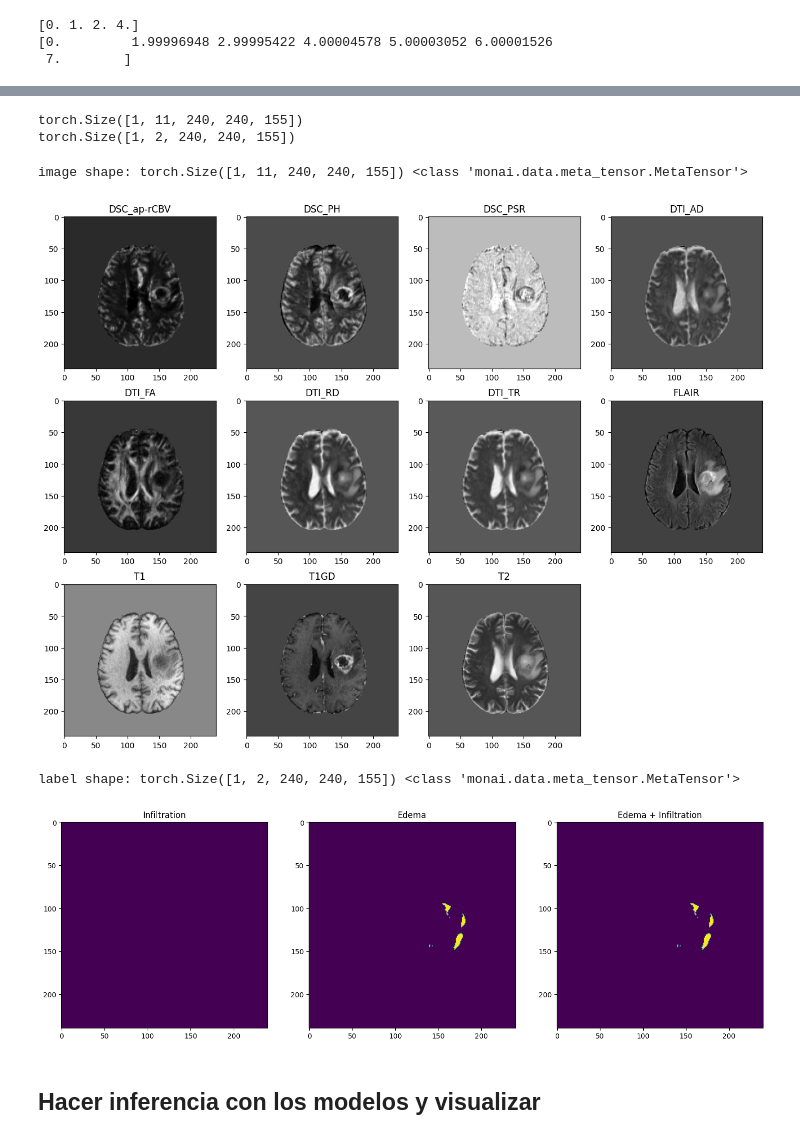
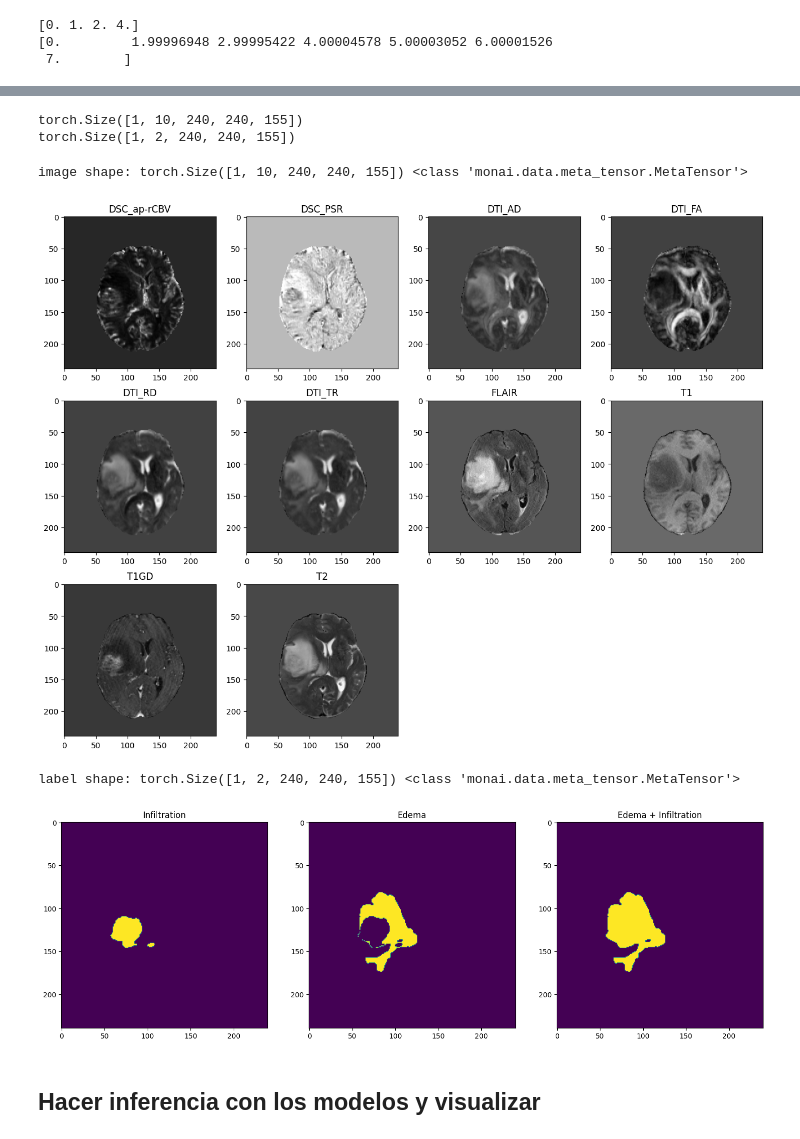
Before and after one commit to GBM-images-research/Swin_transformer_UPennGBM, a Jupyter notebook: ver_transformaciones.ipynb, the cells around one changed output, grey strips where cells are left out. Cells and saved outputs as stored; diff of their text form; code cells hidden in the pictures.

```diff
--- a/ver_transformaciones.ipynb
+++ b/ver_transformaciones.ipynb
@@ -153,57 +178,57 @@ torch.Size([11, 240, 240, 155]) <class 'monai.data.meta_tensor.MetaTensor'>
 torch.Size([2, 240, 240, 155]) <class 'monai.data.meta_tensor.MetaTensor'>
 # %%
 for idx, batch_data in enumerate(val_loader):
-    if idx == 4:  # Cambia 0 al índice del batch deseado
+    if idx == 3:  # Cambia 0 al índice del batch deseado
         val_data_example=batch_data
         data, target = batch_data["image"], batch_data["label"]
         print(data.shape)
         print(target.shape)
         break
 # %% [output]
-torch.Size([1, 11, 240, 240, 155])
+torch.Size([1, 10, 240, 240, 155])
 torch.Size([1, 2, 240, 240, 155])
 # %%
 # pick one image from DecathlonDataset to visualize and check the 4 channels
 # N_ROI -> hatsa 0.5cm alrededor del TC
 # F_ROI -> entre 1 y 4 cm alrededor del TC
-nombres=["DSC_ap-rCBV","DSC_PH", "DSC_PSR", "DTI_AD", "DTI_FA", "DTI_RD", "DTI_TR", "FLAIR", "T1", "T1GD", "T2",]
+nombres=["DSC_ap-rCBV", "DSC_PSR", "DTI_AD", "DTI_FA", "DTI_RD", "DTI_TR", "FLAIR", "T1", "T1GD", "T2",] #,"DSC_PH"
 #val_data_example = train_set[60]
-sl=90 #70 32
+sl=80 #70 32
 print(f"image shape: {val_data_example['image'].shape}", type(val_data_example['image']))
 plt.figure("image", (16, 12))
-for i in range(11):
+for i in range(10):
     plt.subplot(3, 4, i + 1)
     plt.title(nombres[i])
     # plt.imshow(val_data_example["image"][0][i, :, :, sl].cpu(), cmap="gray") # .detach()
     rotated_image = torch.rot90(val_data_example["image"][0][i, :, :, sl], k=-1, dims=(0, 1))
     plt.imshow(rotated_image.cpu(), cmap="gray")
 plt.show()
 # also visualize the 3 channels label corresponding to this image
 print(f"label shape: {val_data_example['label'].shape}", type(val_data_example['label']))
 plt.figure("label", (18, 6))
 # my_title=['N_ROI (0-5mm)', 'F_ROI (+10mm)', 'N_ROI + F_ROI']
 my_title=['Infiltration', 'Edema', 'Edema + Infiltration']
 for i in range(3):
     plt.subplot(1, 3, i + 1)
     plt.title(f"{my_title[i]}")
     if i<2:
         # plt.imshow(val_data_example["label"][0][i, :, :, sl].cpu()) # .detach()
         # Rotar 90 grados la etiqueta
         rotated_label = torch.rot90(val_data_example["label"][0][i, :, :, sl], k=-1, dims=(0, 1))
         plt.imshow(rotated_label.cpu())
     else:
         #plt.imshow(val_data_example["label"][i, :, :, sl].detach().cpu())
         im_show=torch.from_numpy(np.logical_or(val_data_example["label"][0][0, :, :, sl], val_data_example["label"][0][1, :, :, sl])) # torch.from_numpy
         # plt.imshow((im_show).cpu()) # .detach()
         rotated_im_show = torch.rot90(im_show, k=-1, dims=(0, 1))
         plt.imshow(rotated_im_show.cpu())
 
 plt.show()
 # %% [output]
-image shape: torch.Size([1, 11, 240, 240, 155]) <class 'monai.data.meta_tensor.MetaTensor'>
+image shape: torch.Size([1, 10, 240, 240, 155]) <class 'monai.data.meta_tensor.MetaTensor'>
-[figure, old version]
+[figure, new version]
 label shape: torch.Size([1, 2, 240, 240, 155]) <class 'monai.data.meta_tensor.MetaTensor'>
-[figure, old version]
+[figure, new version]
 # %% [markdown]
 ## Hacer inferencia con los modelos y visualizar
 # %%
```
Also changed, not shown: parts of 2 cells of this notebook, 5 other files.
